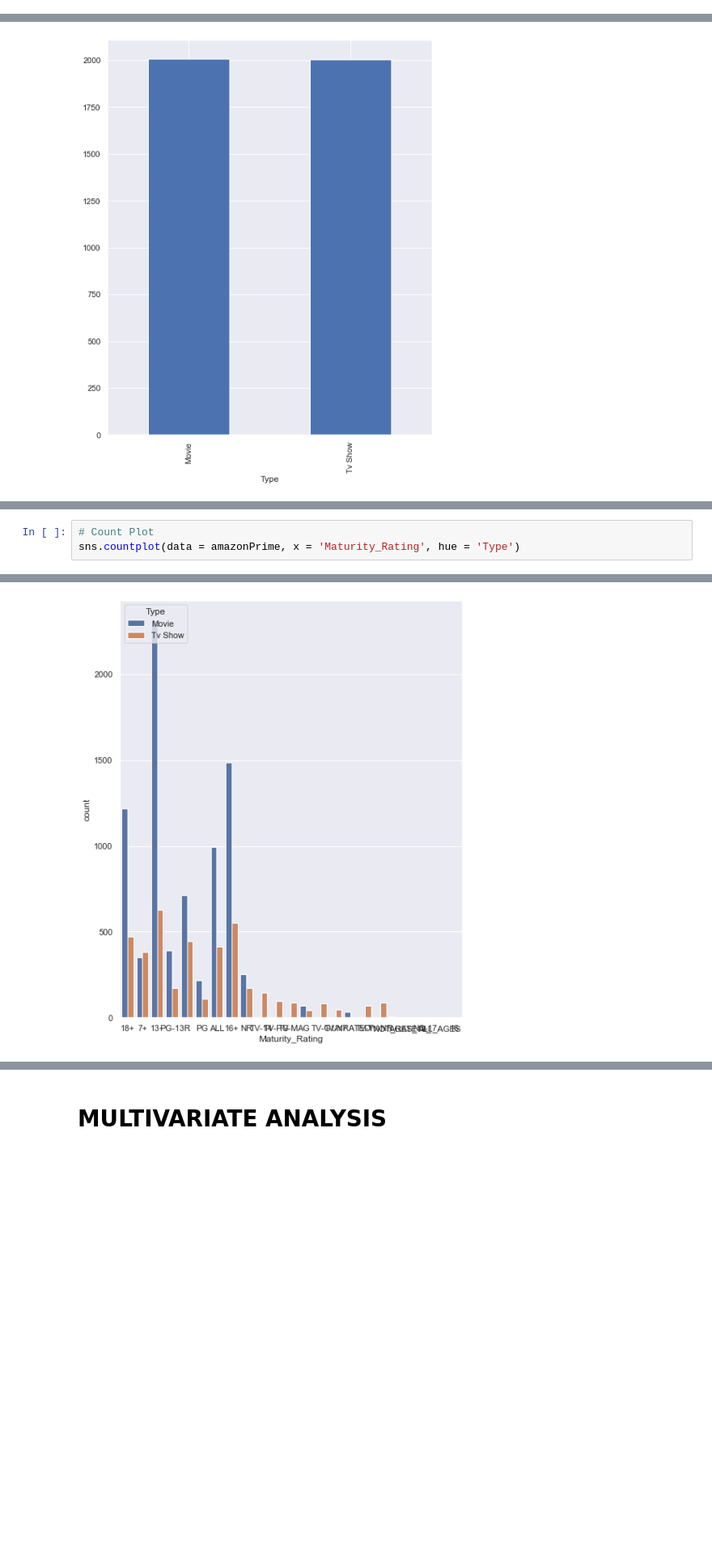
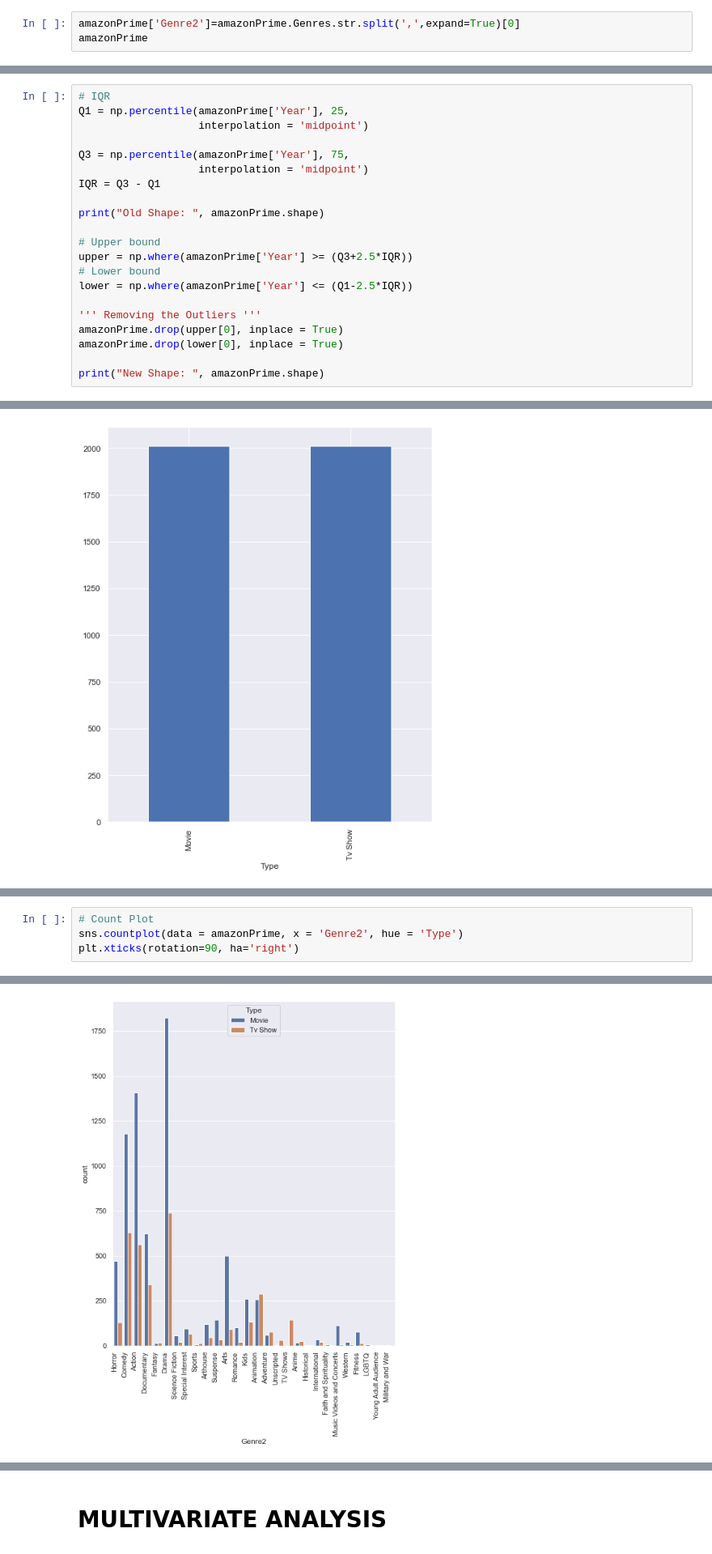
Before and after one commit to KarthikYadagiri16/Amazon-Prime-Movies-and-TV-Shows, a Jupyter notebook: Amazon Prime Movies and TV Shows EDA Project.ipynb, the cells around one changed output, grey strips where cells are left out. Shown at 81% size. Drawn from its saved outputs; the diff is of its cells as text; blank space fills up the shorter version.

```diff
--- a/Amazon Prime Movies and TV Shows EDA Project.ipynb
+++ b/Amazon Prime Movies and TV Shows EDA Project.ipynb
@@ -534,0 +523,3 @@ memory usage: 1.2+ MB
+# %%
+amazonPrime['Genre2']=amazonPrime.Genres.str.split(',',expand=True)[0]
+amazonPrime
@@ -534,0 +660,21 @@ memory usage: 1.2+ MB
+# %%
+# IQR
+Q1 = np.percentile(amazonPrime['Year'], 25,
+                   interpolation = 'midpoint')
+
+Q3 = np.percentile(amazonPrime['Year'], 75,
+                   interpolation = 'midpoint')
+IQR = Q3 - Q1
+
+print("Old Shape: ", amazonPrime.shape)
+
+# Upper bound
+upper = np.where(amazonPrime['Year'] >= (Q3+2.5*IQR))
+# Lower bound
+lower = np.where(amazonPrime['Year'] <= (Q1-2.5*IQR))
+
+''' Removing the Outliers '''
+amazonPrime.drop(upper[0], inplace = True)
+amazonPrime.drop(lower[0], inplace = True)
+
+print("New Shape: ", amazonPrime.shape)
@@ -819,4 +976,5 @@ amazonPrime.groupby("Type")["Year"].mean().plot.bar()
 # %%
 # Count Plot
-sns.countplot(data = amazonPrime, x = 'Maturity_Rating', hue = 'Type')
+sns.countplot(data = amazonPrime, x = 'Genre2', hue = 'Type')
+plt.xticks(rotation=90, ha='right')
 # %% [output]
@@ -824,2 +998,2 @@ sns.countplot(data = amazonPrime, x = 'Maturity_Rating', hue = 'Type')
-[figure, old version]
+[figure, new version]
 # %% [markdown]
```
Also changed, not shown: parts of 111 cells of this notebook.
